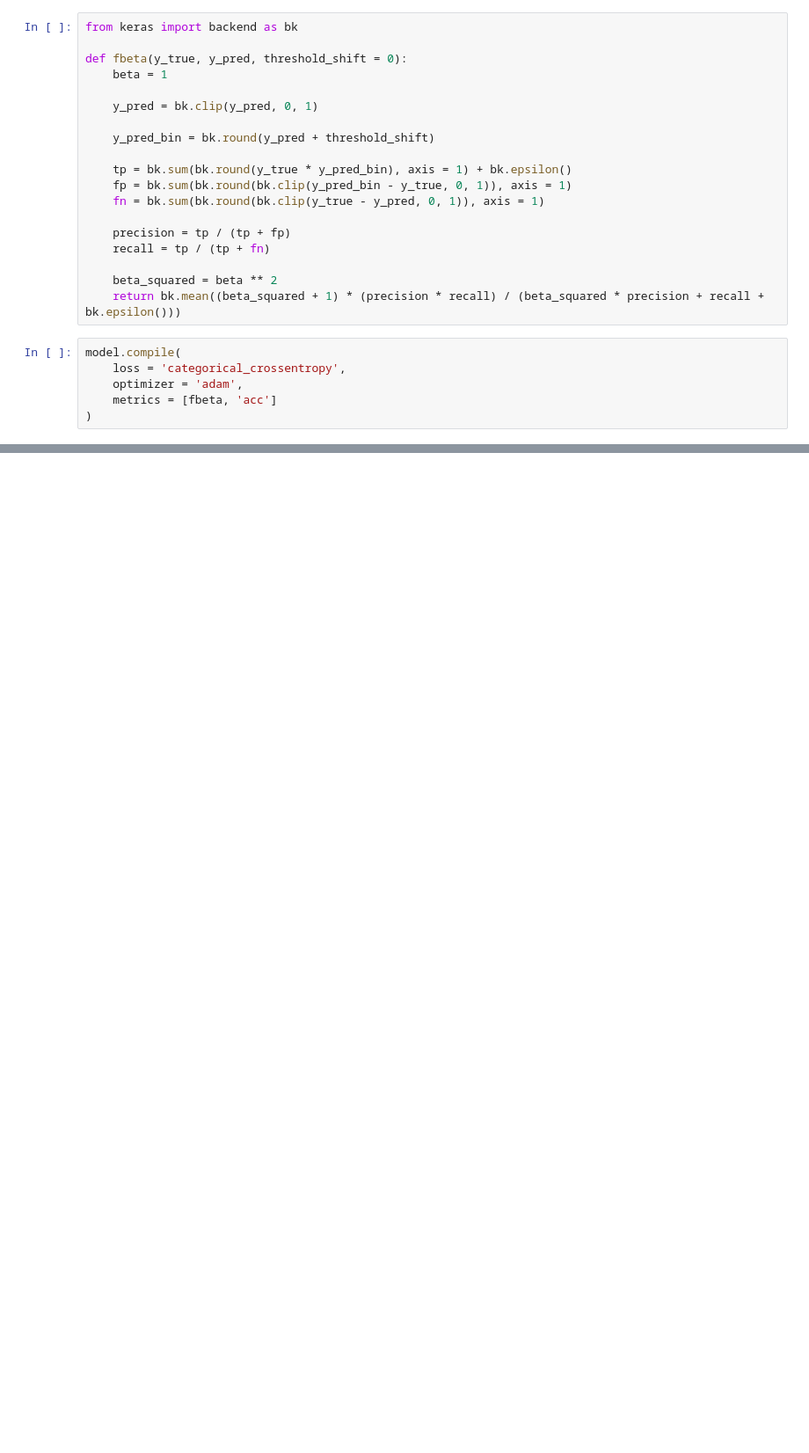
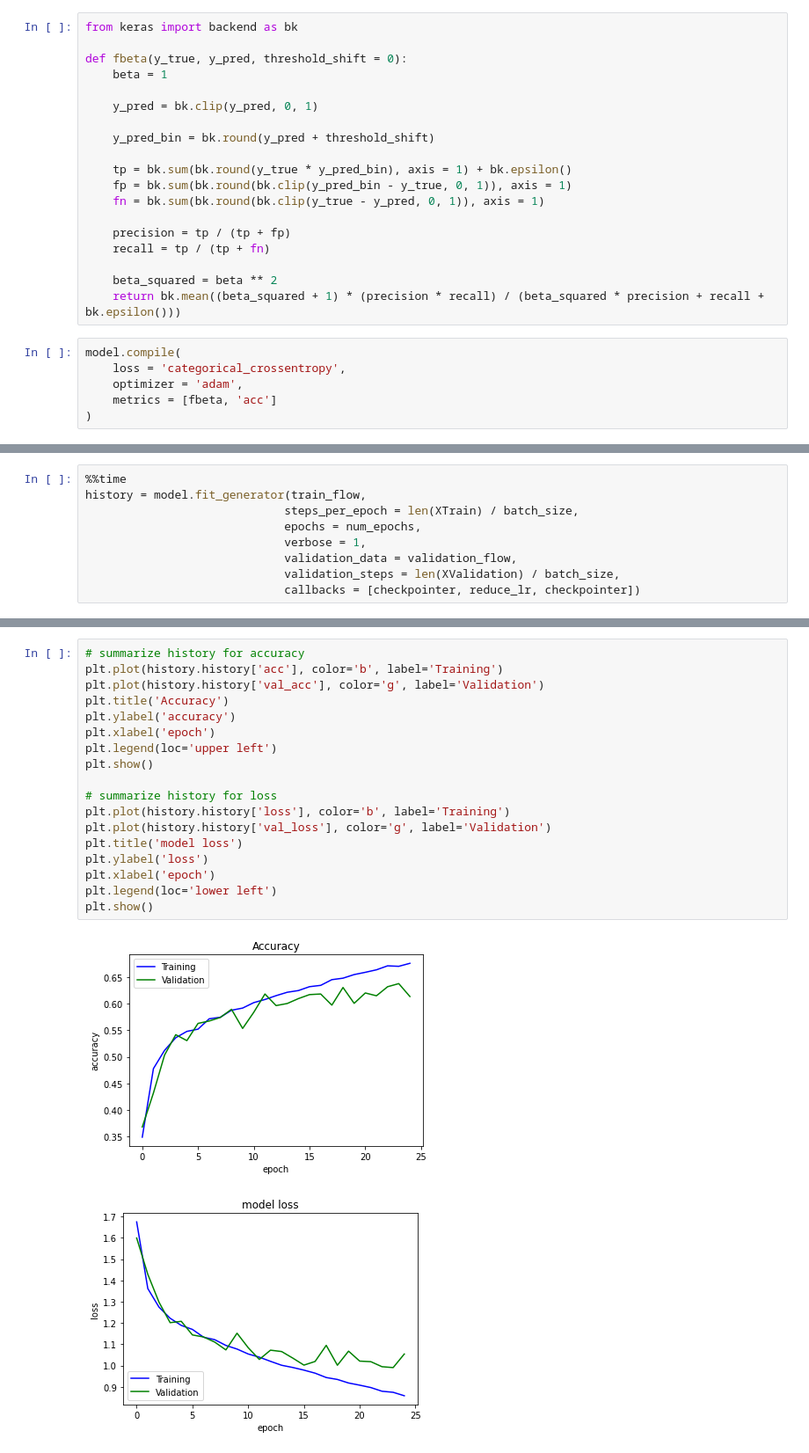
Before and after one commit to ShihabUddinAhmed/Emotion_Detection, a Jupyter notebook: Training_MayurMadnani.ipynb, the cells around one changed output, grey strips where cells are left out. Shown at 88% size. Cells and saved outputs as stored; diff of their text form; blank space fills up the shorter version.

Commit message:
Model Trained

```diff
--- a/Training_MayurMadnani.ipynb
+++ b/Training_MayurMadnani.ipynb
@@ -254,0 +255,9 @@ validation_flow = datagen.flow(XValidation, YValidation)
+# %%
+%%time
+history = model.fit_generator(train_flow,
+                             steps_per_epoch = len(XTrain) / batch_size,
+                             epochs = num_epochs,
+                             verbose = 1,
+                             validation_data = validation_flow,
+                             validation_steps = len(XValidation) / batch_size,
+                             callbacks = [checkpointer, reduce_lr, checkpointer])
@@ -254,0 +290,21 @@ validation_flow = datagen.flow(XValidation, YValidation)
+# %%
+# summarize history for accuracy
+plt.plot(history.history['acc'], color='b', label='Training')
+plt.plot(history.history['val_acc'], color='g', label='Validation')
+plt.title('Accuracy')
+plt.ylabel('accuracy')
+plt.xlabel('epoch')
+plt.legend(loc='upper left')
+plt.show()
+
+# summarize history for loss
+plt.plot(history.history['loss'], color='b', label='Training')
+plt.plot(history.history['val_loss'], color='g', label='Validation')
+plt.title('model loss')
+plt.ylabel('loss')
+plt.xlabel('epoch')
+plt.legend(loc='lower left')
+plt.show()
+# %% [output]
+[figure, added]
+[figure, added]
```
Also changed, not shown: parts of 8 cells of this notebook, 27 other files.
